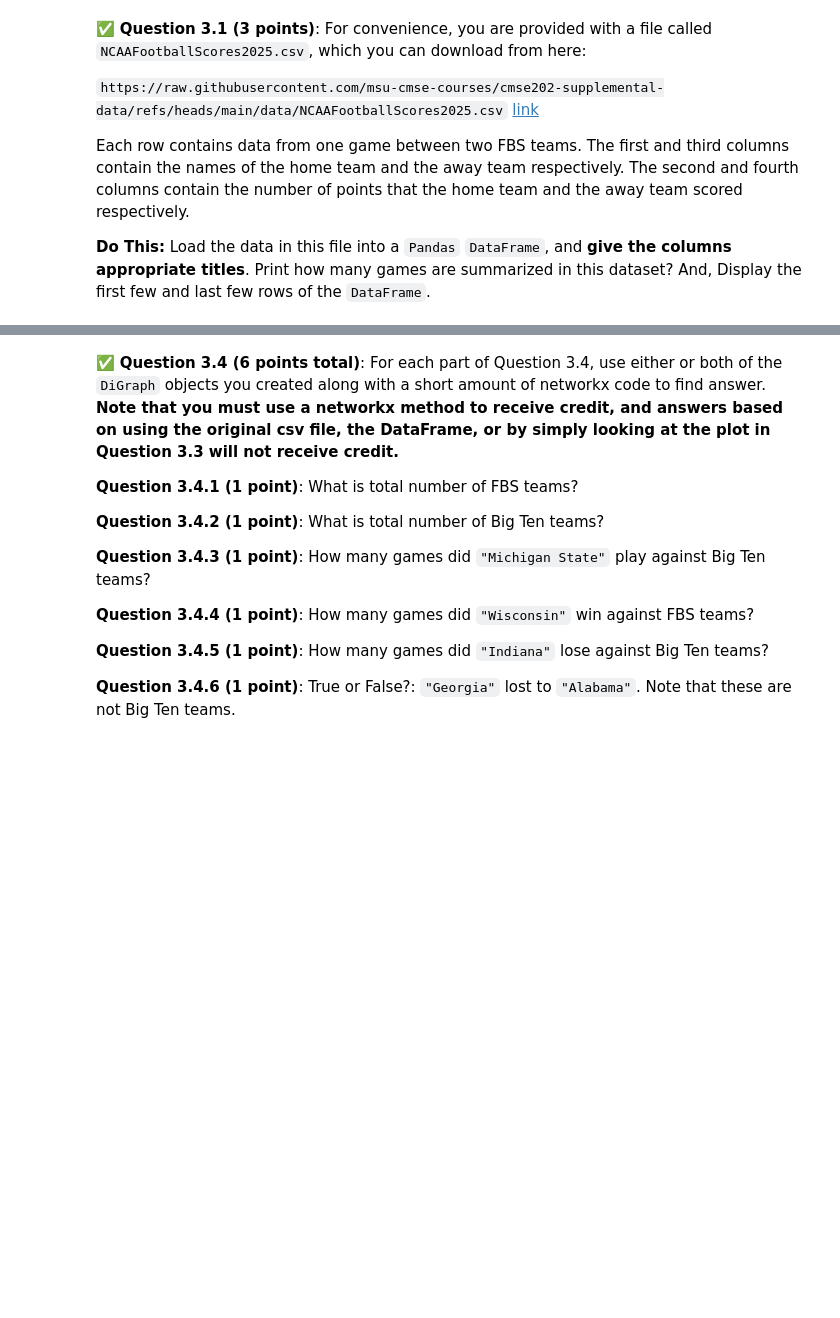
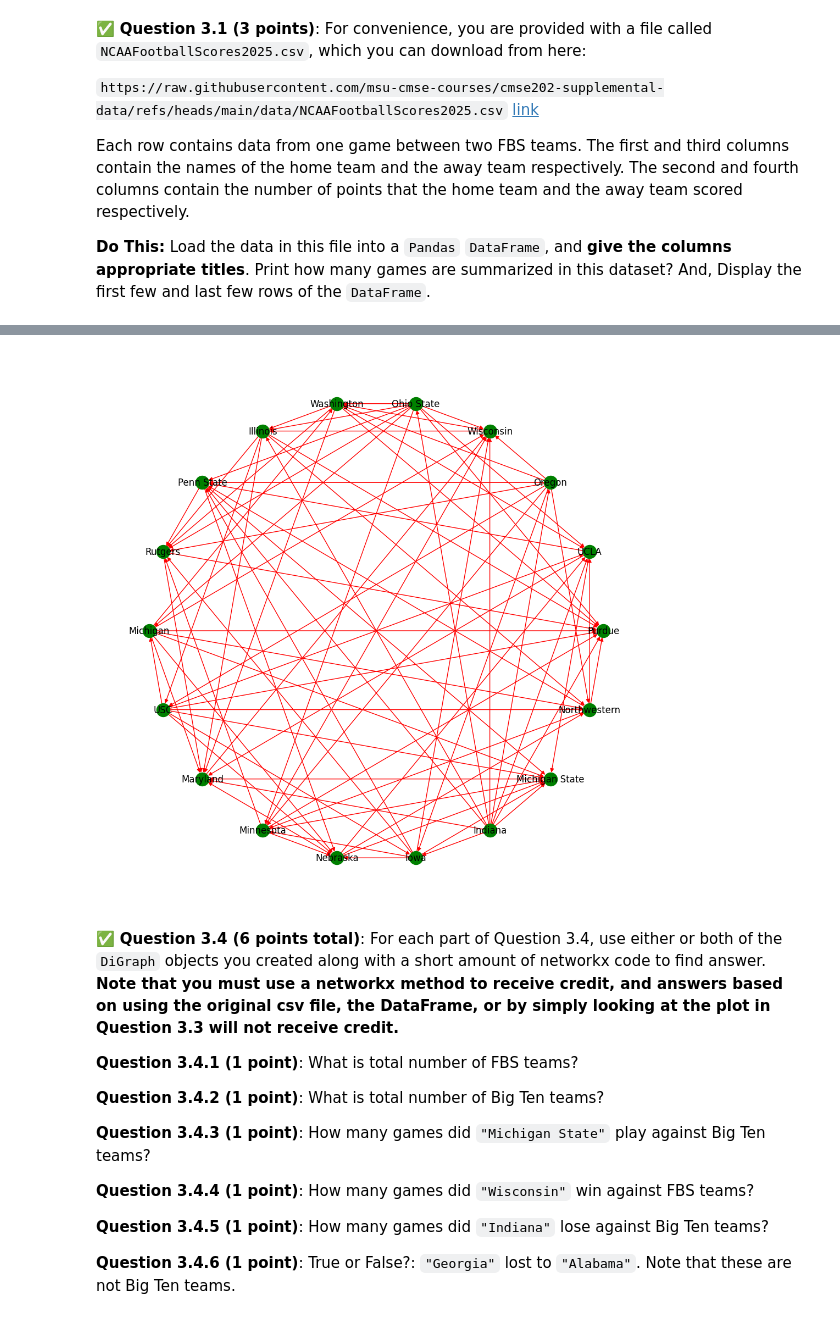
Before and after one commit to arshwasnik/cmse202-s26-turnin, a Jupyter notebook: hw-02/HW-02_ABMandGraphTheory-STUDENT.ipynb, the cells around one changed output, grey strips where cells are left out. Drawn from its saved outputs; the diff is of its cells as text; code cells hidden in the pictures; blank space fills up the shorter version.

```diff
--- a/hw-02/HW-02_ABMandGraphTheory-STUDENT.ipynb
+++ b/hw-02/HW-02_ABMandGraphTheory-STUDENT.ipynb
@@ -567,9 +611,19 @@ If you do this part correctly, you should get something that looks like this:<br
 # %%
 # Put your code for Question 3.3 here:
 Big_Ten_Teams = ["Illinois","Indiana","Iowa","Maryland","Michigan State",
                  "Michigan","Minnesota","Nebraska","Northwestern",
                  "Ohio State","Oregon","Penn State","Purdue","Rutgers",
                  "UCLA","USC","Washington","Wisconsin"]
+
+
+Big_Ten_subgraph = DiGraph.subgraph(Big_Ten_Teams)
+
+plt.figure(figsize=(10,10))
+pos = nx.circular_layout(Big_Ten_subgraph)
+
+nx.draw(Big_Ten_subgraph, pos, with_labels=True, node_color = "green", edge_color = "red", arrows = True)
+# %% [output]
+[figure, added]
 # %% [markdown]
 &#9989;  **Question 3.4 (6 points total)**: For each part of Question 3.4, use either or both of the `DiGraph` objects you created along with a short amount of networkx code to find answer. **Note that you must use a networkx method to receive credit, and answers based on using the original csv file, the DataFrame, or by simply looking at the plot in Question 3.3 will not receive credit.**
 
```
Also changed, not shown: parts of 15 cells of this notebook.
